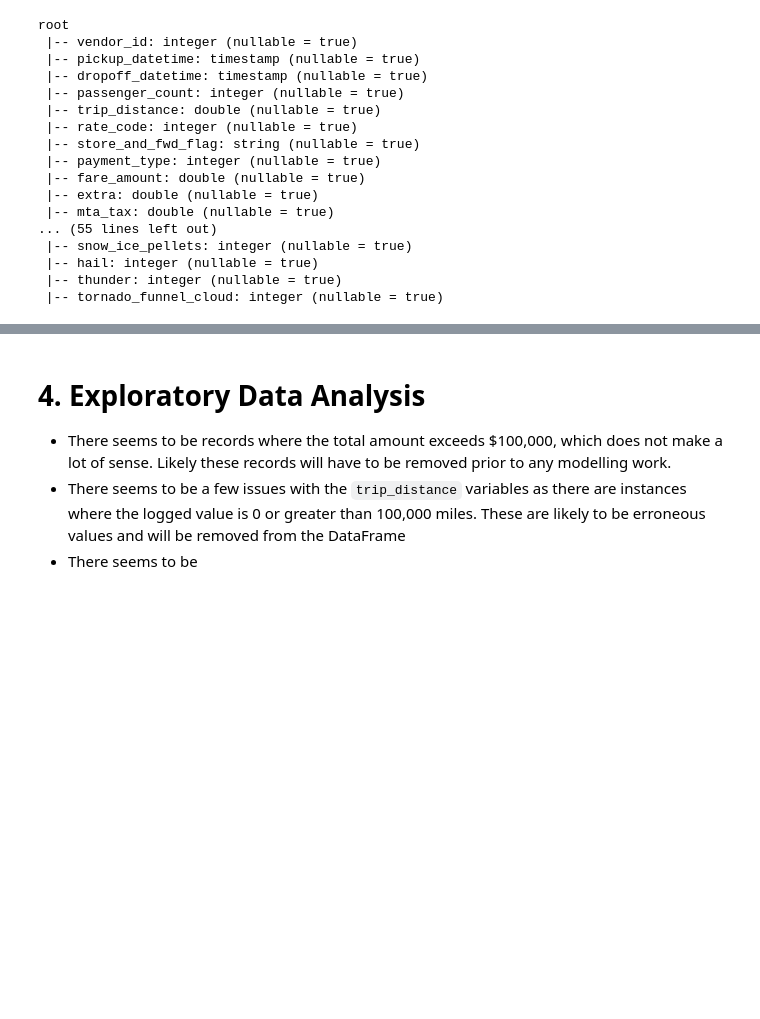
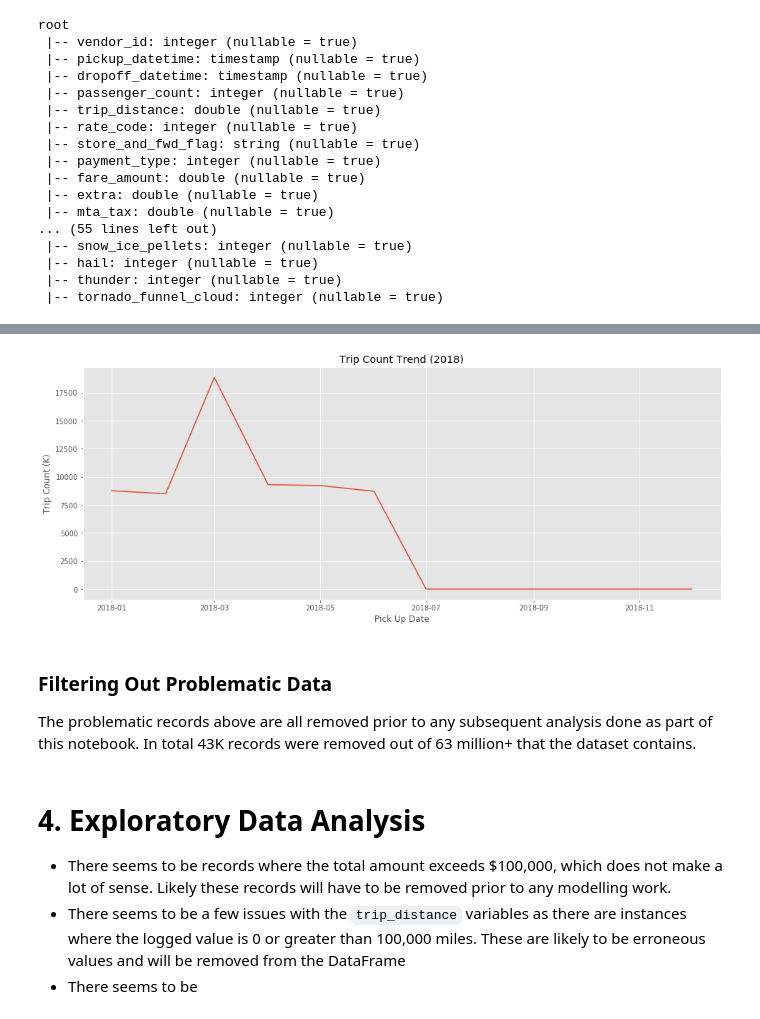
Before and after one commit to Alpha-1787/PySpark-NYC-Taxi-Trips-Analysis, a Jupyter notebook: nyc_taxi_trip_analysis.ipynb, the cells around one changed output, grey strips where cells are left out. Cells and saved outputs as stored; diff of their text form; code cells hidden in the pictures; blank space fills up the shorter version.

```diff
--- a/nyc_taxi_trip_analysis.ipynb
+++ b/nyc_taxi_trip_analysis.ipynb
@@ -233,3 +297,21 @@ The problematic records above are all removed prior to any subsequent analysis d
+# %%
+# Plot out the daily trip count
+fig, ax = plt.subplots(figsize=(16,6))
+sns.lineplot(x='date_month',
+             y='trip_count_k',
+             data=pd_df[(pd_df["date_month"] >= '2018') & (pd_df["date_month"] < "2019")],
+             ax=ax)
+
+ax.set_title("Trip Count Trend (2018)")
+ax.set_ylabel("Trip Count (K)")
+ax.set_xlabel("Pick Up Date")
+
+plt.show()
+# %% [output]
+[figure, added]
+# %% [markdown]
+### Filtering Out Problematic Data
+The problematic records above are all removed prior to any subsequent analysis done as part of this notebook. In total 43K records were removed out of 63 million+ that the dataset contains.
 # %%
 # Filtering out problematic data
 query = """
```
Also changed, not shown: parts of 48 cells of this notebook.
